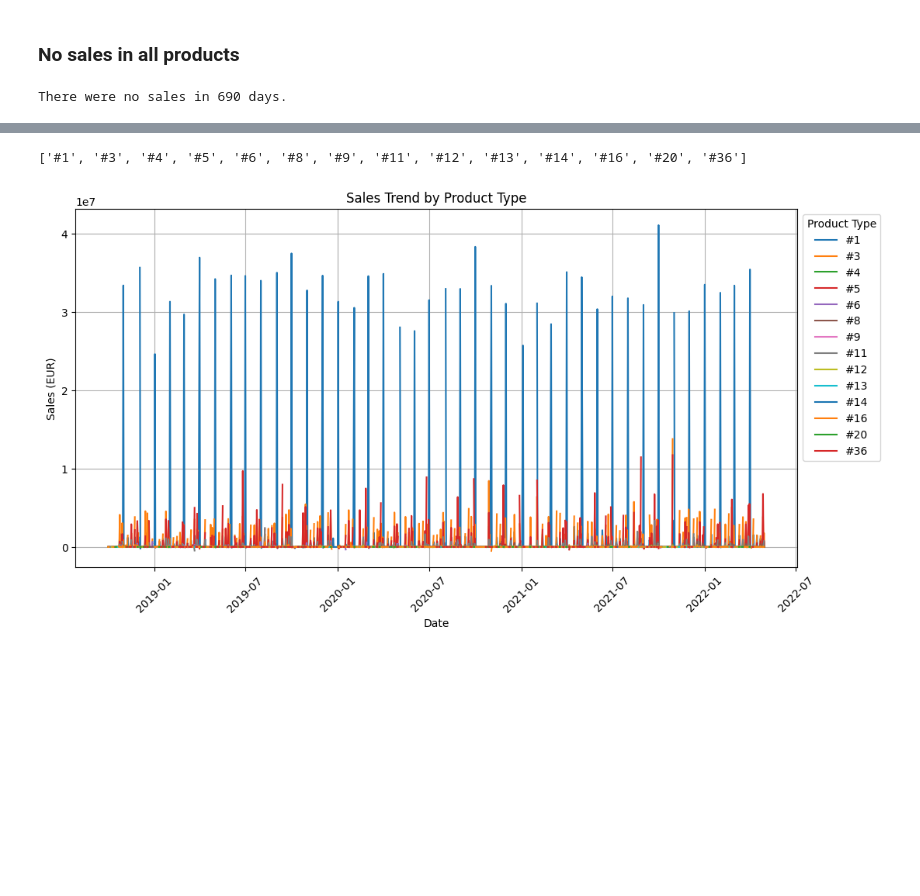
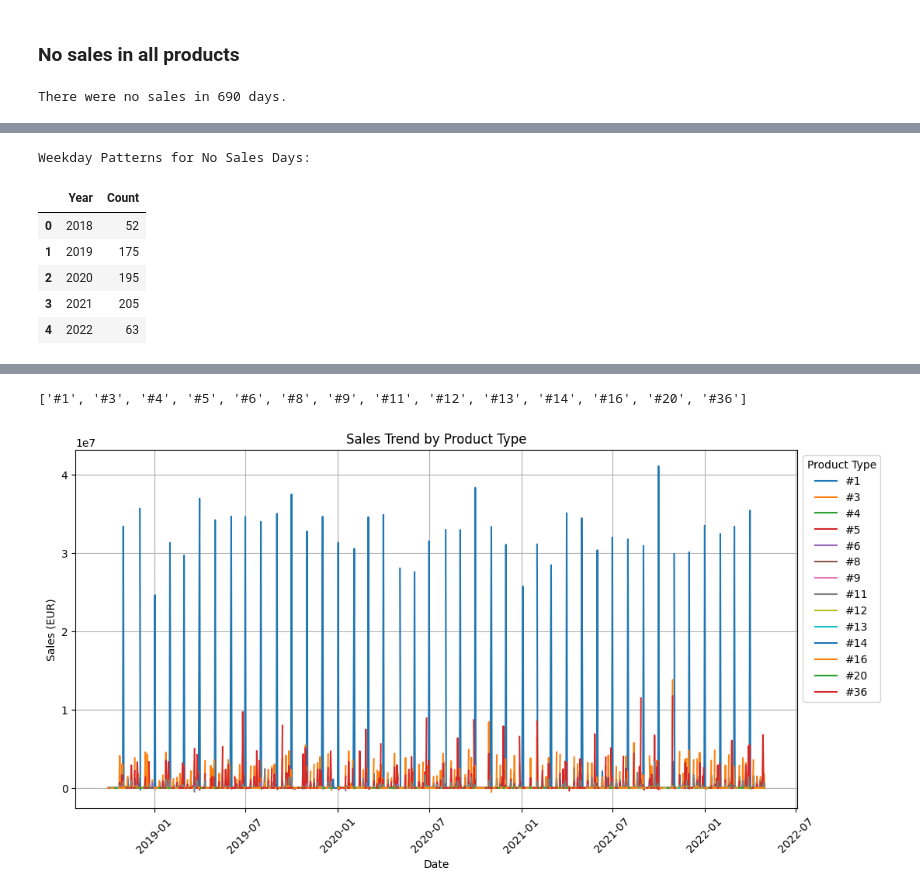
Before and after one commit to MGN19/Siemens-forecast, a Jupyter notebook: explore.ipynb, the cells around one changed output, grey strips where cells are left out. Saved outputs shown, nothing was run; the diff lists cells and outputs as text; code cells hidden in the pictures; blank space fills up the shorter version.

```diff
--- a/explore.ipynb
+++ b/explore.ipynb
@@ -487,0 +500,12 @@ f.plot_nr_sales_by_day_of_week(sales_by_date)
+# %%
+year_patterns = no_sales_by_date.groupby(['Year']).size().reset_index(name='Count')
+print("Year Patterns for No Sales Days:")
+year_patterns
+# %% [output]
+Weekday Patterns for No Sales Days:
+|  | Year | Count |
+| 0 | 2018 | 52 |
+| 1 | 2019 | 175 |
+| 2 | 2020 | 195 |
+| 3 | 2021 | 205 |
+| 4 | 2022 | 63 |
```
Also changed, not shown: parts of 7 cells of this notebook.
